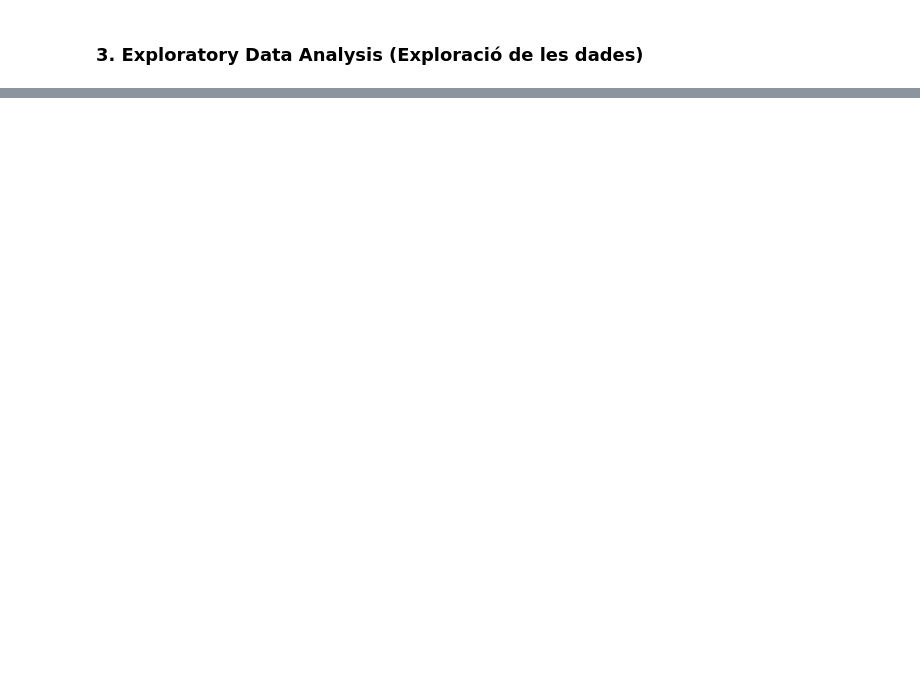
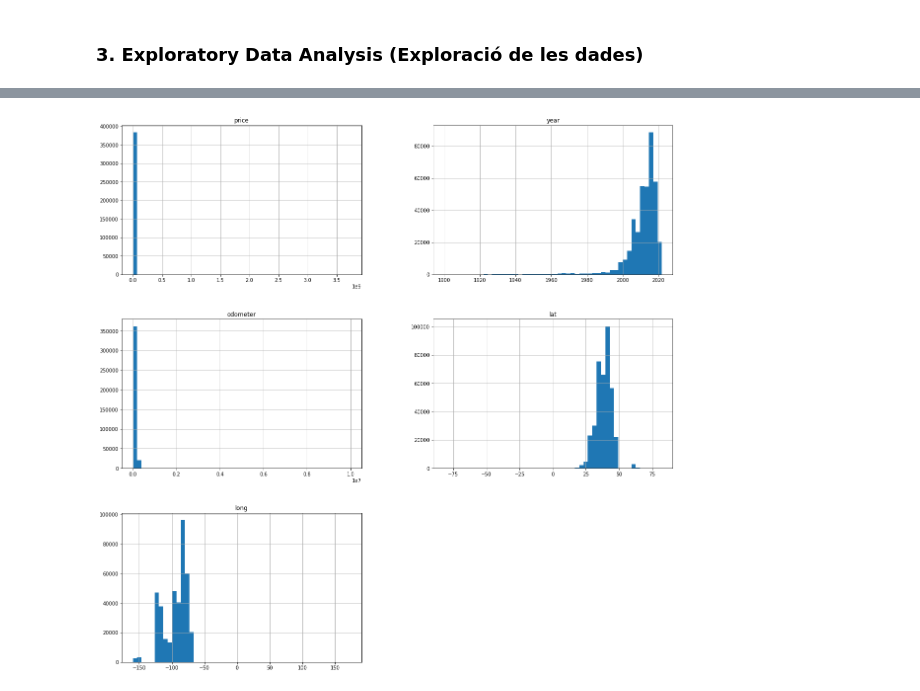
Before and after one commit to Biel-Altimira/used_cars, a Jupyter notebook: used_cars.ipynb, the cells around one changed output, grey strips where cells are left out. Saved outputs shown, nothing was run; the diff lists cells and outputs as text; code cells hidden in the pictures; blank space fills up the shorter version.

```diff
--- a/used_cars.ipynb
+++ b/used_cars.ipynb
@@ -241,0 +268,5 @@ variant_2.shape
+# %%
+variant_2.hist(bins=50, figsize=(20,20))
+plt.show()
+# %% [output]
+[figure, added]
```
Also changed, not shown: parts of 16 cells of this notebook.
